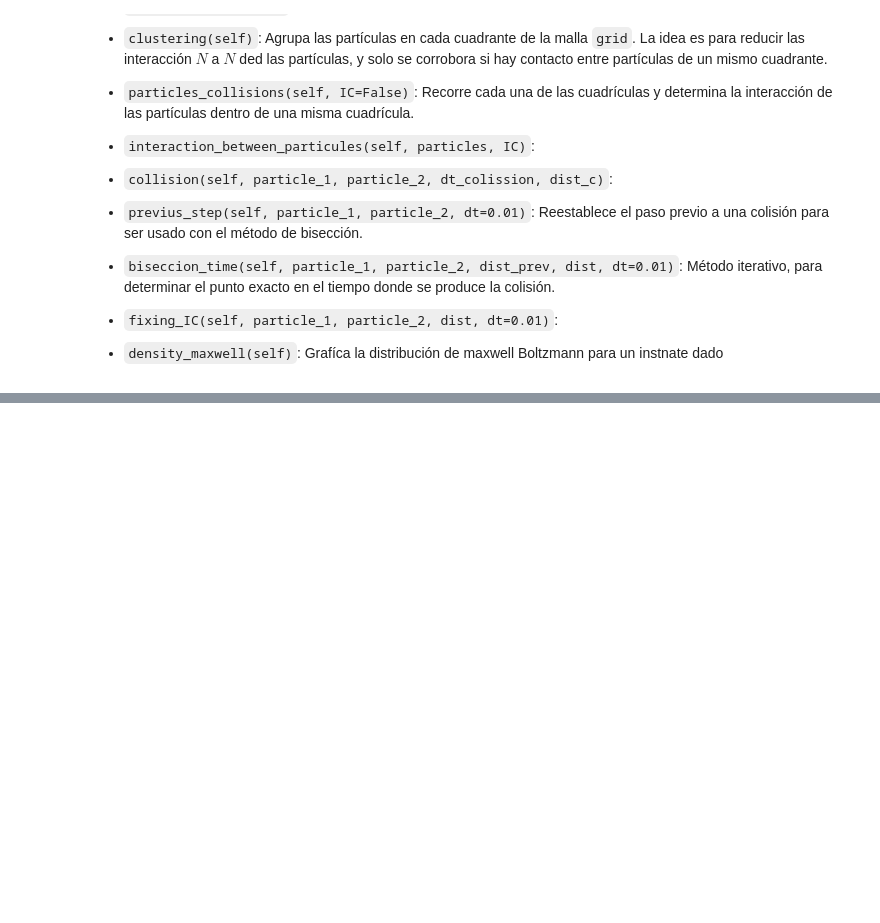
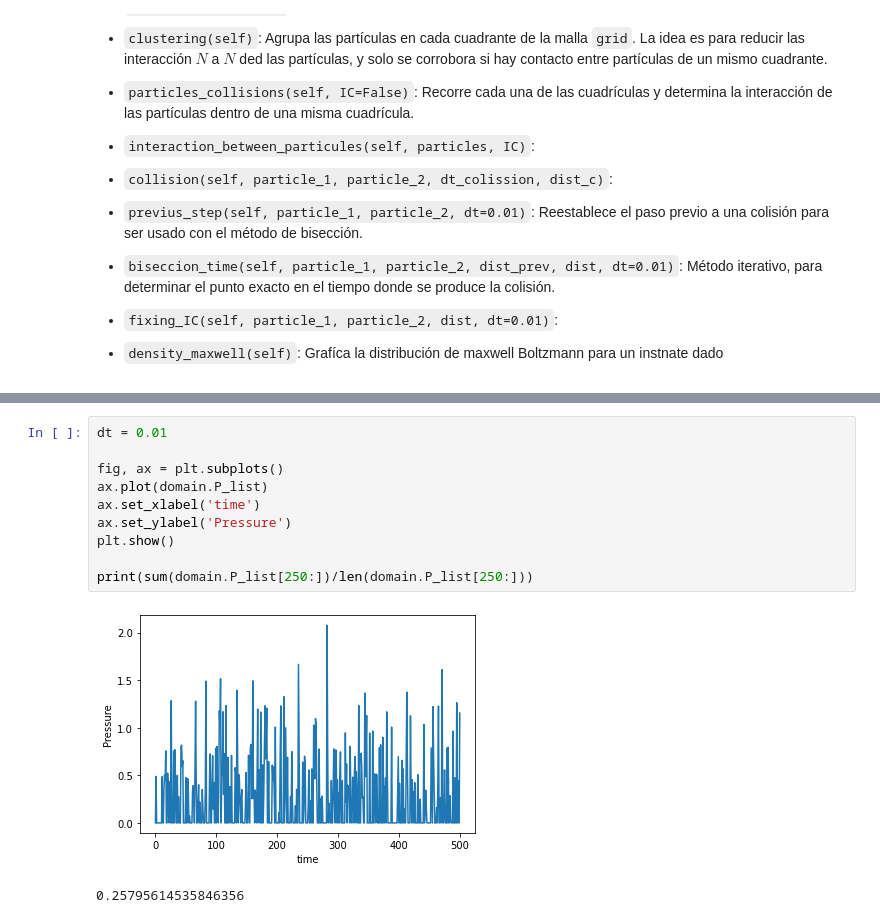
Before and after one commit to FaustinoAndres/Gases-ideales, a Jupyter notebook: Tarea_2_Gas_ideal.ipynb, the cells around one changed output, grey strips where cells are left out. Drawn from its saved outputs; the diff is of its cells as text; blank space fills up the shorter version.

```diff
--- a/Tarea_2_Gas_ideal.ipynb
+++ b/Tarea_2_Gas_ideal.ipynb
@@ -354,0 +409,13 @@ domain.plot_particles()
+# %%
+dt = 0.01
+
+fig, ax = plt.subplots()
+ax.plot(domain.P_list)
+ax.set_xlabel('time')
+ax.set_ylabel('Pressure')
+plt.show()
+
+print(sum(domain.P_list[250:])/len(domain.P_list[250:]))
+# %% [output]
+[figure, added]
+0.25795614535846356
```
Also changed, not shown: parts of 27 cells of this notebook.
